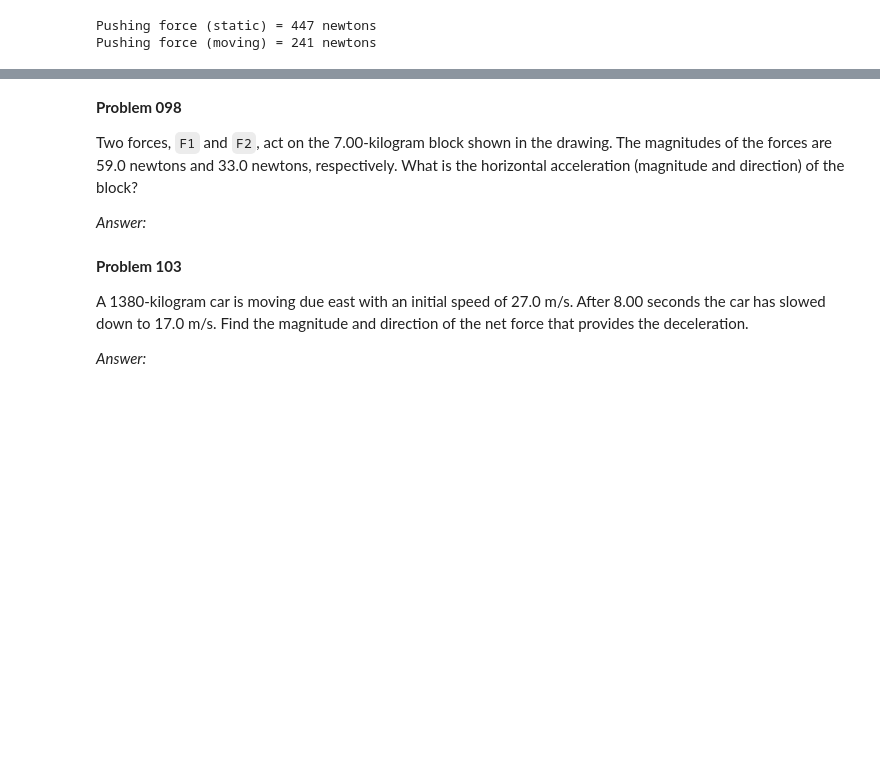
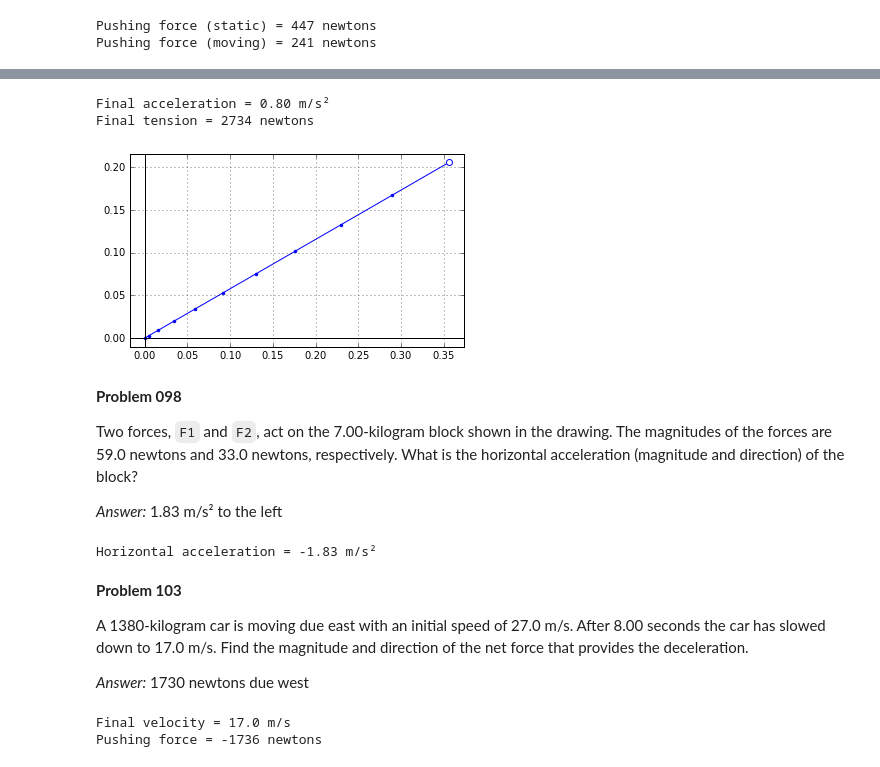
Before and after one commit to dulrich15/p200, a Jupyter notebook: p201 ch04.ipynb, the cells around one changed output, grey strips where cells are left out. Saved outputs shown, nothing was run; the diff lists cells and outputs as text; code cells hidden in the pictures; blank space fills up the shorter version.

```diff
--- a/p201 ch04.ipynb
+++ b/p201 ch04.ipynb
@@ -631,15 +711,91 @@ A 205-kilogram log is pulled by a ramp by means of a rope that is parallel to th
+# %%
+ramp_ang = 30
+ramp_normal = vect(1, ramp_ang + 90)
+
+mag_tension = 0
+for dF in [1000, 100, 10, 1]:
+    while True:
+        mag_tension += dF
+
+        v0 = vect(0.01, ramp_ang)
+        obj = Particle(mass=205, v0=v0)
+        obj.add_force(lambda obj, t: weight(obj))
+
+        tension = vect(mag_tension, ramp_ang)
+        obj.add_force(lambda obj, t: tension)
+
+        x = support(obj, normal=ramp_normal)
+        obj.add_force(lambda obj, t: x)
+
+        y = friction(obj, support=x, mu_k=0.900)
+        obj.add_force(lambda obj, t: y)
+
+        obj.increment(0.1,10)
+
+        t = obj.position.timeline[-1]
+        a = vmag(obj.acceleration(t))
+        ax, ay = obj.acceleration(t)
+        if ax > 0 and a > 0.8:
+            break
+
+    mag_tension -= dF
+
+print('Final acceleration = {:.2f} m/s²'.format(a))
+print('Final tension = {:.0f} newtons'.format(mag_tension))
+
+obj.position.plot2d(markevery=1)
+# %% [output]
+Final acceleration = 0.80 m/s²
+Final tension = 2734 newtons
+[figure, added]
 # %% [markdown]
 **Problem 098**
 
 Two forces, `F1` and `F2`, act on the 7.00-kilogram block shown in the drawing. The magnitudes of the forces are 59.0 newtons and 33.0 newtons, respectively. What is the horizontal acceleration (magnitude and direction) of the block?
 
-*Answer:*
+*Answer:* 1.83 m/s² to the left
+# %%
+force1 = vect(mag=59,ang=-70,deg=True)
+force2 = vect(mag=33,ang=180,deg=True)
+
+obj = Particle(mass=7)
+obj.add_force(lambda obj, t: force1)
+obj.add_force(lambda obj, t: force2)
+
+obj.increment(0.1,10)
+
+ax, ay = obj.acceleration(1)
+
+print('Horizontal acceleration = {:.2f} m/s²'.format(ax))
+# %% [output]
+Horizontal acceleration = -1.83 m/s²
 # %% [markdown]
 **Problem 103**
 
 A 1380-kilogram car is moving due east with an initial speed of 27.0 m/s. After 8.00 seconds the car has slowed down to 17.0 m/s. Find the magnitude and direction of the net force that provides the deceleration.
 
-*Answer:*
+*Answer:* 1730 newtons due west
+# %%
+pushing_force = 0
+for dF in [100, 10, 1, 0.1]:
+    while True:
+        pushing_force -= dF
+        obj = Particle(mass=1380,v0=27)
+        obj.add_force(lambda obj, t: pushing_force)
+        obj.increment(0.1,80)
+
+        t = obj.position.timeline[-1]
+        v = obj.velocity(t)
+        if v < 17:
+            break
+
+    pushing_force += dF
+
+print('Final velocity = {:.1f} m/s'.format(v))
+print('Pushing force = {:.0f} newtons'.format(pushing_force))
+# %% [output]
+Final velocity = 17.0 m/s
+Pushing force = -1736 newtons
 # %% [markdown]
 **Problem 104**
 
```
Also changed, not shown: parts of 21 cells of this notebook, 1 other file.
